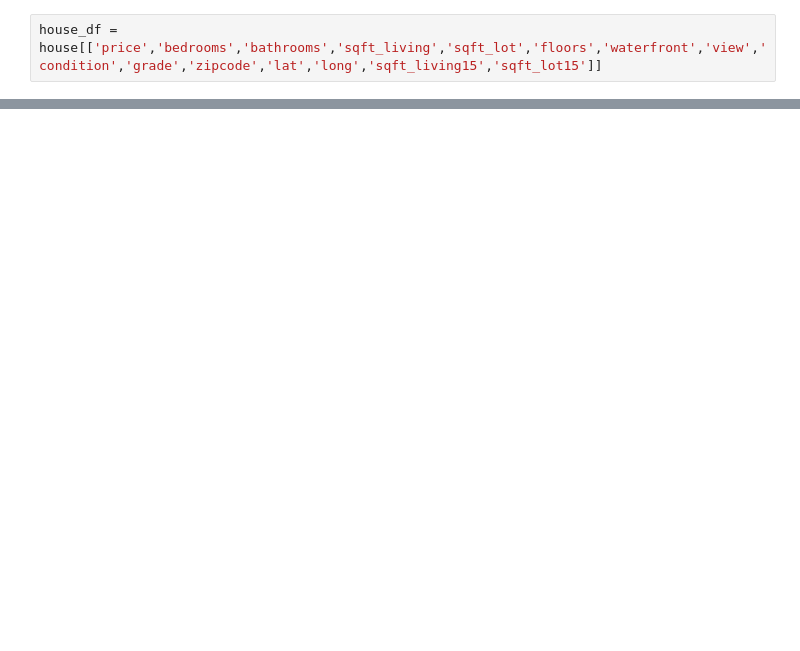
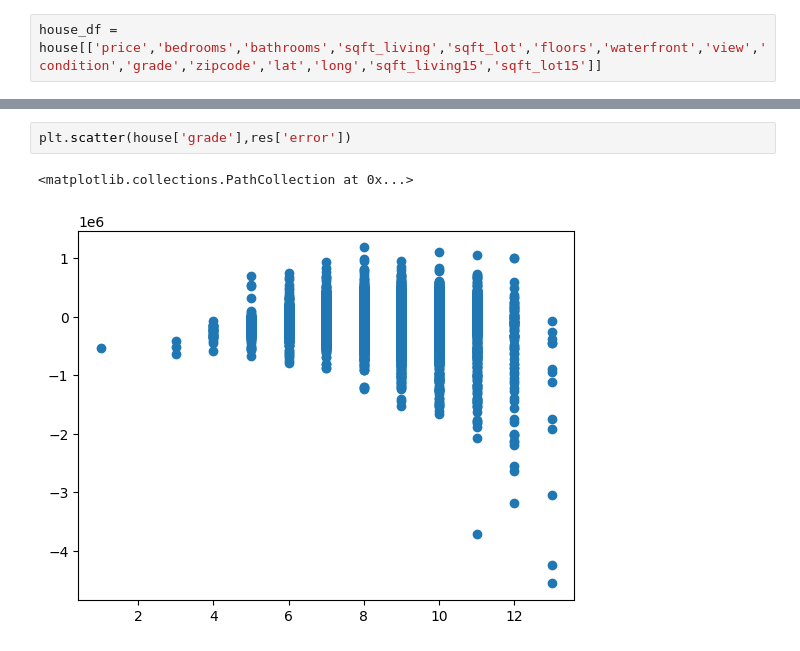
Before and after one commit to CodyDong/schulich_data_science, a Jupyter notebook: Assignment 3.ipynb, the cells around one changed output, grey strips where cells are left out. Drawn from its saved outputs; the diff is of its cells as text; blank space fills up the shorter version.

```diff
--- a/Assignment 3.ipynb
+++ b/Assignment 3.ipynb
@@ -306,0 +361,5 @@ Cumulative explained variance ratio: [0.30708443 0.44266199 0.55003929 0.6318792
+# %%
+plt.scatter(house['grade'],res['error'])
+# %% [output]
+<matplotlib.collections.PathCollection at 0x...>
+[figure, added]
```
Also changed, not shown: parts of 33 cells of this notebook, 1 other file.
